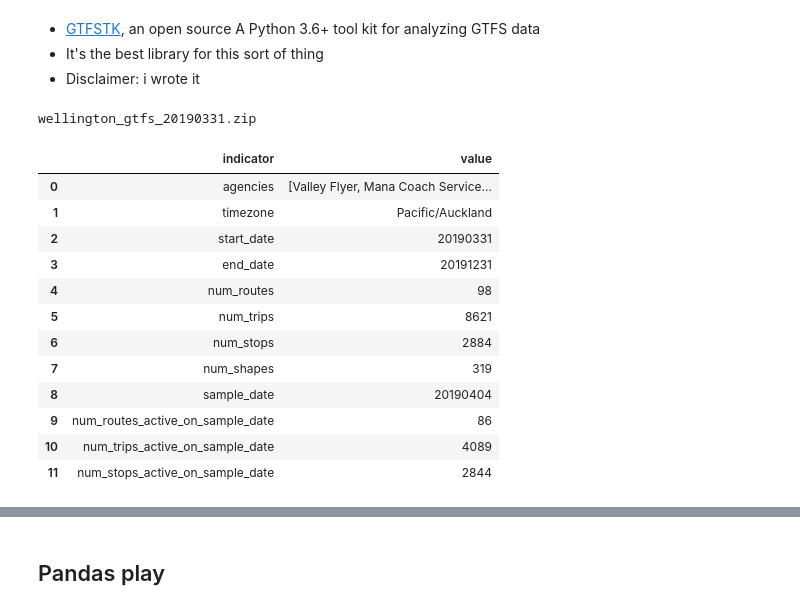
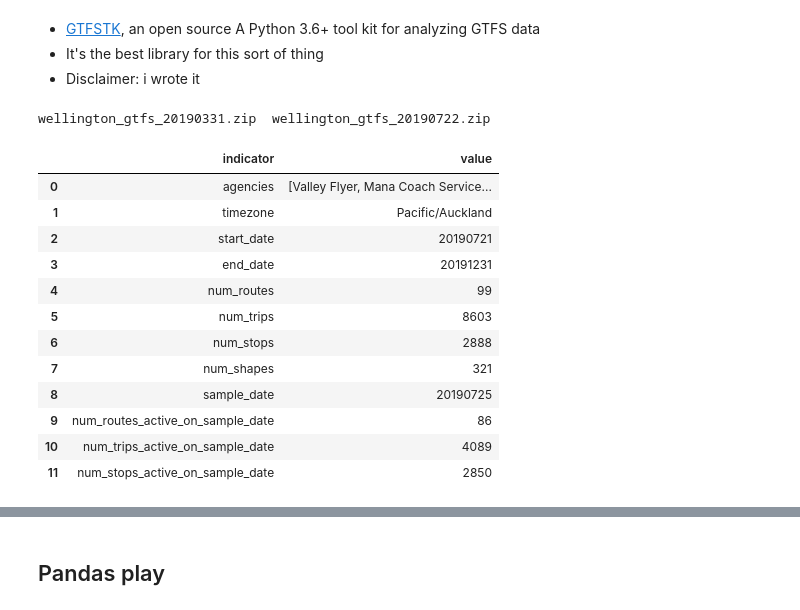
Before and after one commit to abdirahman-farah/python_for_public_transport, a Jupyter notebook: ipynb/talk.ipynb, the cells around one changed output, grey strips where cells are left out. Saved outputs shown, nothing was run; the diff lists cells and outputs as text; code cells hidden in the pictures.

Commit message:
Updated the Wellington GTFS feed

```diff
--- a/ipynb/talk.ipynb
+++ b/ipynb/talk.ipynb
@@ -62,28 +62,28 @@ DATA_DIR = Path("../data")
 %ls {DATA_DIR}
 
 # Set study date
-DATE = "20190408"  # Monday
+DATE = "20190819"  # Monday
 # %% [output]
-wellington_gtfs_20190331.zip
+wellington_gtfs_20190331.zip  wellington_gtfs_20190722.zip
 # %%
 # Read GTFS feed
 
-feed = gt.read_gtfs(DATA_DIR/"wellington_gtfs_20190331.zip", dist_units="km")
+feed = gt.read_gtfs(DATA_DIR/"wellington_gtfs_20190722.zip", dist_units="km")
 feed.describe()
 # %% [output]
 |  | indicator | value |
 | 0 | agencies | [Valley Flyer, Mana Coach Service... |
 | 1 | timezone | Pacific/Auckland |
-| 2 | start_date | 20190331 |
+| 2 | start_date | 20190721 |
 | 3 | end_date | 20191231 |
-| 4 | num_routes | 98 |
-| 5 | num_trips | 8621 |
-| 6 | num_stops | 2884 |
-| 7 | num_shapes | 319 |
-| 8 | sample_date | 20190404 |
+| 4 | num_routes | 99 |
+| 5 | num_trips | 8603 |
+| 6 | num_stops | 2888 |
+| 7 | num_shapes | 321 |
+| 8 | sample_date | 20190725 |
 | 9 | num_routes_active_on_sample_date | 86 |
 | 10 | num_trips_active_on_sample_date | 4089 |
-| 11 | num_stops_active_on_sample_date | 2844 |
+| 11 | num_stops_active_on_sample_date | 2850 |
 # %%
 # Validate
 
```
Also changed, not shown: parts of 12 cells of this notebook, 5 other files.
